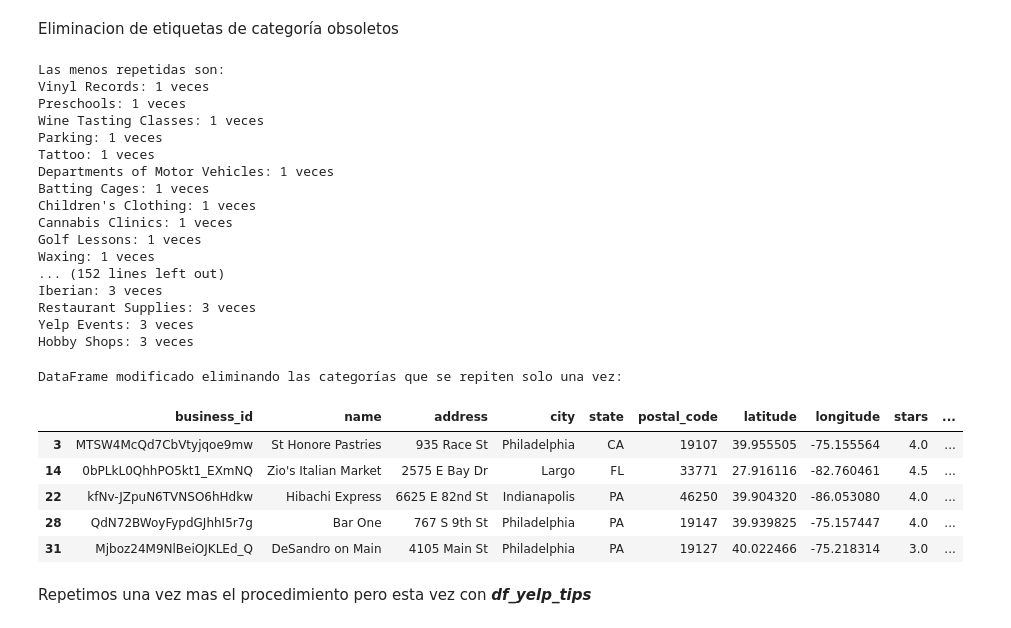
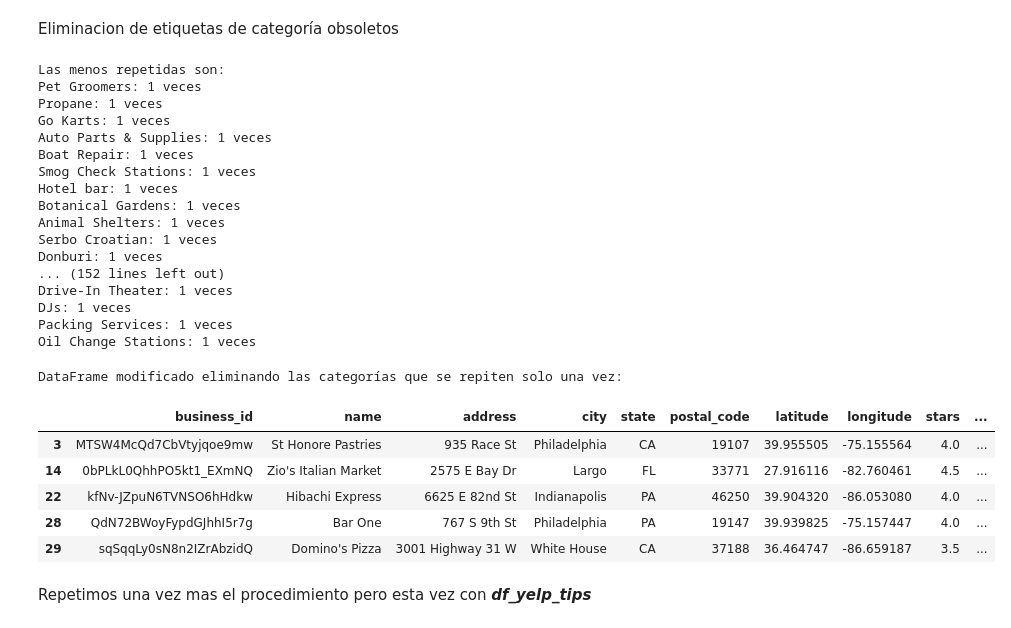
Before and after one commit to Aspirina180mg/PF_DATAPT07, a Jupyter notebook: EDA.ipynb, the cells around one changed output. Saved outputs shown, nothing was run; the diff lists cells and outputs as text; code cells hidden in the pictures.

```diff
--- a/EDA.ipynb
+++ b/EDA.ipynb
@@ -218,7 +263,7 @@ plt.show()
 # %% [markdown]
 Vamos a quitar todas aquellas categorias que solo se repiten una vez, pero primero vamos a recorrerlas para tener una noción de lo que tratan
 # %%
-categorias = df_modificado_checkin['categories'].tolist()
+categorias = df_yelp_checkin['categories'].tolist()
 categorias_separadas = [categoria.split(", ") for categoria in categorias]
 todas_categorias = [item for sublist in categorias_separadas for item in sublist]
 frecuencia_categorias = {categoria: todas_categorias.count(categoria) for categoria in set(todas_categorias)}
@@ -249,7 +294,7 @@ Pretzels: 2 veces
 # %% [markdown]
 Al ser obsoletas todos, prodecemos a su extracción
 # %%
-categorias = df_modificado_checkin['categories'].str.split(', ').explode()
+categorias = df_yelp_checkin['categories'].str.split(', ').explode()
 
 frecuencia_categorias = categorias.value_counts()
 
@@ -258,10 +303,10 @@ def filtrar_categorias(categoria_str):
     categorias_lista = categoria_str.split(', ')
     categorias_filtradas = [categoria for categoria in categorias_lista if categoria not in categorias_solo_una_vez]
     return ', '.join(categorias_filtradas)
-df_modificado_checkin['categories'] = df_modificado_checkin['categories'].apply(filtrar_categorias)
+df_yelp_checkin['categories'] = df_yelp_checkin['categories'].apply(filtrar_categorias)
 
 print("DataFrame modificado eliminando las categorías que se repiten solo una vez:")
-df_modificado_checkin.head()
+df_yelp_checkin.head()
 # %% [output]
 DataFrame modificado eliminando las categorías que se repiten solo una vez:
 |  | business_id | name | address | city | state | postal_code | latitude | longitude | stars | ... |
@@ -331,7 +359,7 @@ plt.show()
 # %% [markdown]
 Eliminacion de etiquetas de categoría obsoletos
 # %%
-categorias = df_modificado_restaurante['categories'].tolist()
+categorias = df_yelp_restaurantes['categories'].tolist()
 categorias_separadas = [categoria.split(", ") for categoria in categorias]
 todas_categorias = [item for sublist in categorias_separadas for item in sublist]
 frecuencia_categorias = {categoria: todas_categorias.count(categoria) for categoria in set(todas_categorias)}
@@ -343,45 +371,45 @@ for categoria, frecuencia in menos_repetidas:
     print(f"{categoria}: {frecuencia} veces")
 # %% [output]
 Las menos repetidas son:
-Vinyl Records: 1 veces
-Preschools: 1 veces
-Wine Tasting Classes: 1 veces
-Parking: 1 veces
-Tattoo: 1 veces
-Departments of Motor Vehicles: 1 veces
-Batting Cages: 1 veces
-Children's Clothing: 1 veces
-Cannabis Clinics: 1 veces
-Golf Lessons: 1 veces
-Waxing: 1 veces
+Pet Groomers: 1 veces
+Propane: 1 veces
+Go Karts: 1 veces
+Auto Parts & Supplies: 1 veces
+Boat Repair: 1 veces
+Smog Check Stations: 1 veces
+Hotel bar: 1 veces
+Botanical Gardens: 1 veces
+Animal Shelters: 1 veces
+Serbo Croatian: 1 veces
+Donburi: 1 veces
 ... (152 lines left out)
-Iberian: 3 veces
-Restaurant Supplies: 3 veces
-Yelp Events: 3 veces
-Hobby Shops: 3 veces
+Drive-In Theater: 1 veces
+DJs: 1 veces
+Packing Services: 1 veces
+Oil Change Stations: 1 veces
 # %%
-categorias = df_modificado_restaurante['categories'].str.split(', ').explode()
+categorias = df_yelp_restaurantes['categories'].str.split(', ').explode()
 
 frecuencia_categorias = categorias.value_counts()
 
 categorias_solo_una_vez = frecuencia_categorias[frecuencia_categorias == 1].index.tolist()
 
 def filtrar_categorias(categoria_str):
     categorias_lista = categoria_str.split(', ')
     categorias_filtradas = [categoria for categoria in categorias_lista if categoria not in categorias_solo_una_vez]
     return ', '.join(categorias_filtradas)
 
-df_modificado_restaurante['categories'] = df_modificado_restaurante['categories'].apply(filtrar_categorias)
+df_yelp_restaurantes['categories'] = df_yelp_restaurantes['categories'].apply(filtrar_categorias)
 
 print("DataFrame modificado eliminando las categorías que se repiten solo una vez:")
-df_modificado_restaurante.head()
+df_yelp_restaurantes.head()
 # %% [output]
 DataFrame modificado eliminando las categorías que se repiten solo una vez:
 |  | business_id | name | address | city | state | postal_code | latitude | longitude | stars | ... |
 | 3 | MTSW4McQd7CbVtyjqoe9mw | St Honore Pastries | 935 Race St | Philadelphia | CA | 19107 | 39.955505 | -75.155564 | 4.0 | ... |
 | 14 | 0bPLkL0QhhPO5kt1_EXmNQ | Zio's Italian Market | 2575 E Bay Dr | Largo | FL | 33771 | 27.916116 | -82.760461 | 4.5 | ... |
 | 22 | kfNv-JZpuN6TVNSO6hHdkw | Hibachi Express | 6625 E 82nd St | Indianapolis | PA | 46250 | 39.904320 | -86.053080 | 4.0 | ... |
 | 28 | QdN72BWoyFypdGJhhI5r7g | Bar One | 767 S 9th St | Philadelphia | PA | 19147 | 39.939825 | -75.157447 | 4.0 | ... |
-| 31 | Mjboz24M9NlBeiOJKLEd_Q | DeSandro on Main | 4105 Main St | Philadelphia | PA | 19127 | 40.022466 | -75.218314 | 3.0 | ... |
+| 29 | sqSqqLy0sN8n2IZrAbzidQ | Domino's Pizza | 3001 Highway 31 W | White House | CA | 37188 | 36.464747 | -86.659187 | 3.5 | ... |
 # %% [markdown]
 Repetimos una vez mas el procedimiento pero esta vez con ***df_yelp_tips***
```
Also changed, not shown: parts of 73 cells of this notebook.
